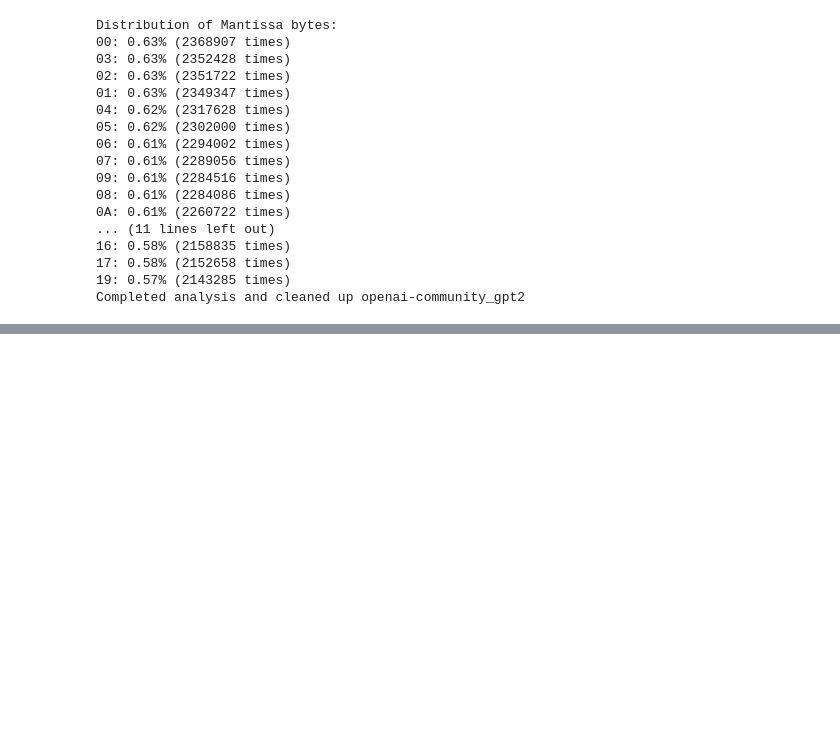
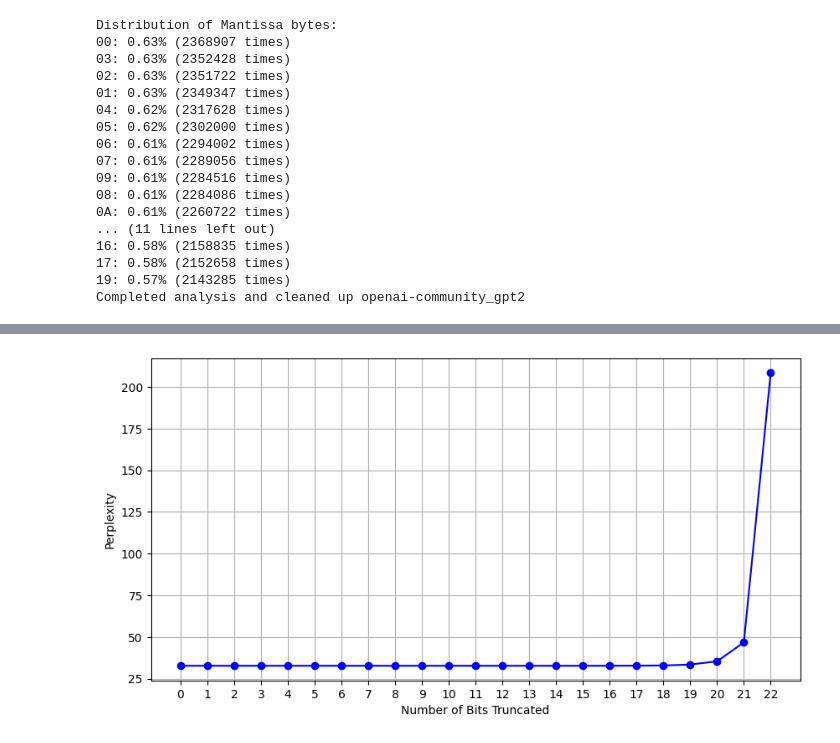
Before and after one commit to HRuii1/elf-quantization-llm, a Jupyter notebook: model_analytsis.ipynb, the cells around one changed output, grey strips where cells are left out. Cells and saved outputs as stored; diff of their text form; code cells hidden in the pictures; blank space fills up the shorter version.

```diff
--- a/model_analytsis.ipynb
+++ b/model_analytsis.ipynb
@@ -1124,0 +1368,15 @@ float32 binary: 00111101101101010000000000000000
+# %%
+import os
+ppl_results = []
+save_directory = "truncated_models"
+if not os.path.exists(save_directory):
+    os.makedirs(save_directory)
+for num_bits_to_truncate in range(0, 23):
+    model = AutoModelForCausalLM.from_pretrained(model_id)
+    model.to(device)
+    truncate_model_parameters(model, num_bits_to_truncate)
+    # model_path = os.path.join(save_directory, f"opt-125m_truncated_{num_bits_to_truncate}_bits")
+    # model.save_pretrained(model_path)
+    ppl = calculate_perplexity(model, tokenizer)
+    print(f"Perplexity after truncating {num_bits_to_truncate} bits: {ppl}")
+    ppl_results.append(ppl)
@@ -1124,0 +1401,13 @@ float32 binary: 00111101101101010000000000000000
+# %%
+import matplotlib.pyplot as plt
+
+bit_truncation_levels = range(0, 23)
+plt.figure(figsize=(10, 5))
+plt.plot(list(bit_truncation_levels), ppl_results, marker='o', linestyle='-', color='b')
+plt.xlabel('Number of Bits Truncated')
+plt.ylabel('Perplexity')
+plt.xticks(list(bit_truncation_levels))
+plt.grid(True)
+plt.show()
+# %% [output]
+[figure, added]
```
Also changed, not shown: parts of 29 cells of this notebook.
